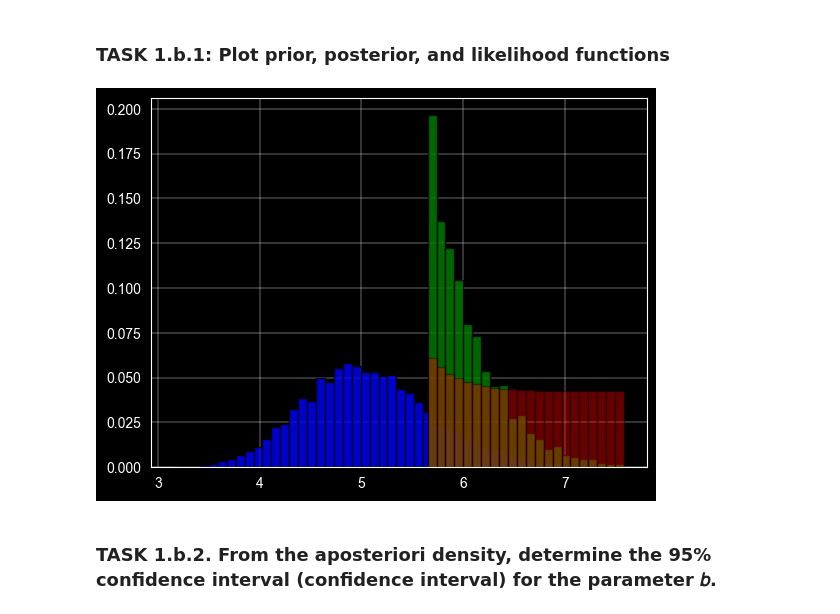
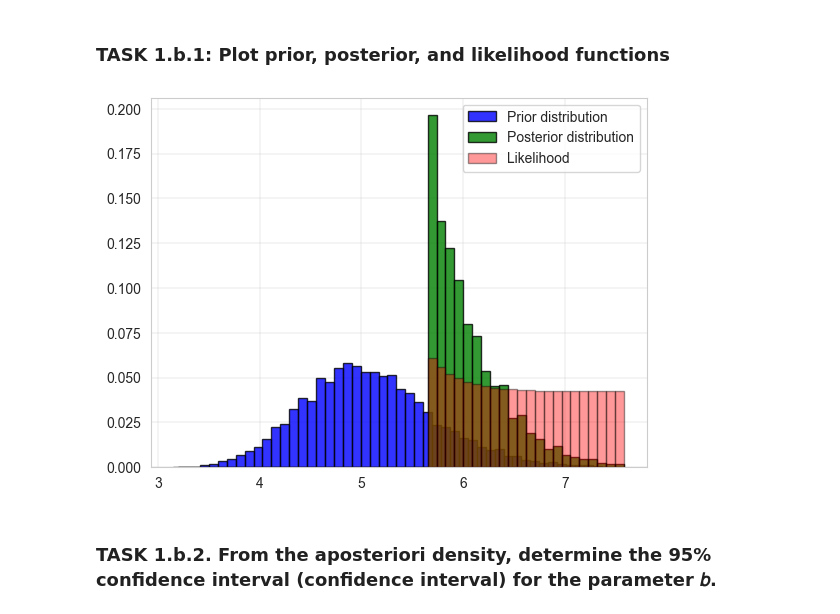
Before and after one commit to zdeneklapes/msp-project2, a Jupyter notebook: xlapes02.ipynb, the cells around one changed output. Saved outputs shown, nothing was run; the diff lists cells and outputs as text; code cells hidden in the pictures.

```diff
--- a/xlapes02.ipynb
+++ b/xlapes02.ipynb
@@ -31,7 +31,7 @@ def write_to_file(file_name, content):
 Path('tmp/out').mkdir(parents=True, exist_ok=True)
 
 # Set dark theme
-plt.style.use('dark_background')
+# plt.style.use('dark_background')
 
 # Set grid thickness
 plt.rcParams['grid.linewidth'] = 0.3
@@ -191,9 +194,9 @@ bin_width = (all_data_max.max() - all_data_max.min()) / bins_count  # Get bin wi
 bins = np.arange(all_data_max.min(), all_data_max.max(), bin_width)  # Bin values
 
 bin_height, bin_edges = np.histogram(all_data_max, bins=bins_count)
-bin_height = bin_height / np.sum(bin_height)
+bin_height_normalized = bin_height / np.sum(bin_height)
 
 # Plot bins
-# plt.bar(x=bins, height=bin_height, width=bin_width, color='blue', alpha=0.7)
+# plt.bar(x=bins, height=bin_height_normalized, width=bin_width, color='blue', alpha=0.7)
 # plt.show()
 # %%
@@ -227,21 +229,20 @@ likelihood_normalized = likelihood / np.sum(likelihood)
 # plt.show()
 # %%
 # Calculate posterior
-posterior_probs = likelihood * bin_height
+posterior_probs = likelihood * bin_height_normalized
 posterior_probs_normalized = posterior_probs / np.sum(posterior_probs)
 
 # plt.bar(bin_centers, posterior_probs_normalized, width=bin_width, edgecolor='black', color='green', label='Aposteriórne rozdelenie', alpha=0.7)
 # plt.show()
 # %%
 # Plot all together: prior, likelyhood, posterior
-plt.bar(x=bins, height=bin_height, width=bin_width, color='blue', alpha=0.8, edgecolor='black')
-plt.bar(bin_centers, posterior_probs_normalized, width=bin_width, edgecolor='black', color='green',
-        label='Aposteriórne rozdelenie', alpha=0.8)
-plt.bar(bin_centers, likelihood_normalized, width=bin_width, edgecolor='black', color='red', label='Vierohodnosť',
-        alpha=0.4)
+plt.bar(x=bins, height=bin_height_normalized, width=bin_width, color='blue', alpha=0.8, edgecolor='black', label='Prior distribution')
+plt.bar(bin_centers, posterior_probs_normalized, width=bin_width, edgecolor='black', color='green', label='Posterior distribution', alpha=0.8)
+plt.bar(bin_centers, likelihood_normalized, width=bin_width, edgecolor='black', color='red', label='Likelihood', alpha=0.4)
+plt.legend()
 plt.show()
 # %% [output]
-[figure, old version]
+[figure, new version]
 # %% [markdown]
 ### TASK 1.b.2. From the aposteriori density, determine the 95% confidence interval (confidence interval) for the parameter 𝑏.
 # %%
```
Also changed, not shown: parts of 24 cells of this notebook, 1 other file.
